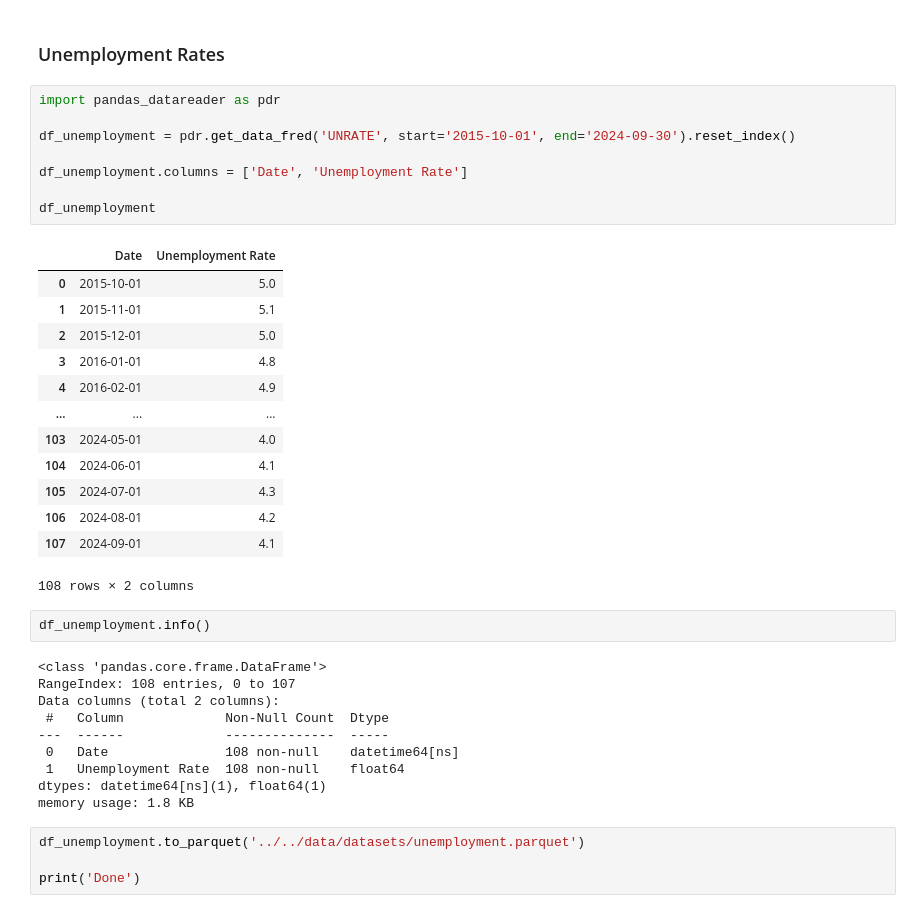
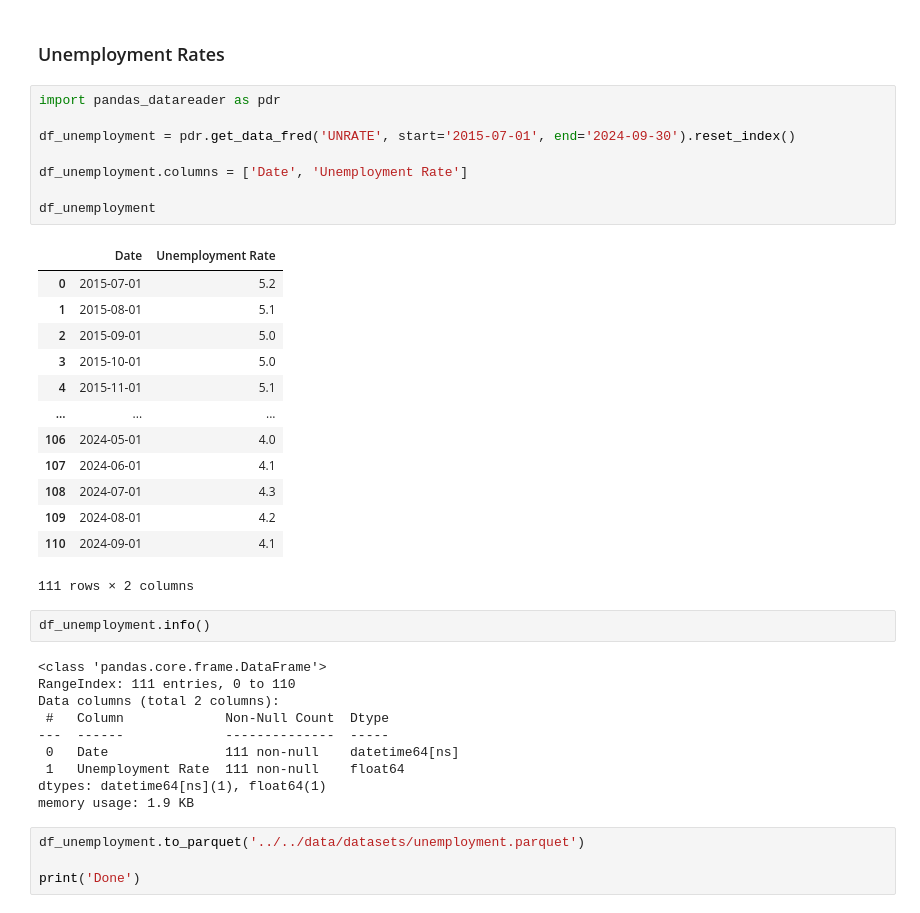
Before and after one commit to shughes1000/stock-price-forecasting, a Jupyter notebook: code/data_scraping/get_indicators.ipynb, the cells around one changed output. Saved outputs shown, nothing was run; the diff lists cells and outputs as text.

```diff
--- a/code/data_scraping/get_indicators.ipynb
+++ b/code/data_scraping/get_indicators.ipynb
@@ -3,37 +3,37 @@
 # %%
 import pandas_datareader as pdr
 
-df_unemployment = pdr.get_data_fred('UNRATE', start='2015-10-01', end='2024-09-30').reset_index()
+df_unemployment = pdr.get_data_fred('UNRATE', start='2015-07-01', end='2024-09-30').reset_index()
 
 df_unemployment.columns = ['Date', 'Unemployment Rate']
 
 df_unemployment
 # %% [output]
 |  | Date | Unemployment Rate |
-| 0 | 2015-10-01 | 5.0 |
-| 1 | 2015-11-01 | 5.1 |
-| 2 | 2015-12-01 | 5.0 |
-| 3 | 2016-01-01 | 4.8 |
-| 4 | 2016-02-01 | 4.9 |
+| 0 | 2015-07-01 | 5.2 |
+| 1 | 2015-08-01 | 5.1 |
+| 2 | 2015-09-01 | 5.0 |
+| 3 | 2015-10-01 | 5.0 |
+| 4 | 2015-11-01 | 5.1 |
 | ... | ... | ... |
-| 103 | 2024-05-01 | 4.0 |
-| 104 | 2024-06-01 | 4.1 |
-| 105 | 2024-07-01 | 4.3 |
-| 106 | 2024-08-01 | 4.2 |
-| 107 | 2024-09-01 | 4.1 |
+| 106 | 2024-05-01 | 4.0 |
+| 107 | 2024-06-01 | 4.1 |
+| 108 | 2024-07-01 | 4.3 |
+| 109 | 2024-08-01 | 4.2 |
+| 110 | 2024-09-01 | 4.1 |
-108 rows × 2 columns
+111 rows × 2 columns
 # %%
 df_unemployment.info()
 # %% [output]
 <class 'pandas.core.frame.DataFrame'>
-RangeIndex: 108 entries, 0 to 107
+RangeIndex: 111 entries, 0 to 110
 Data columns (total 2 columns):
  #   Column             Non-Null Count  Dtype
 ---  ------             --------------  -----
- 0   Date               108 non-null    datetime64[ns]
- 1   Unemployment Rate  108 non-null    float64
+ 0   Date               111 non-null    datetime64[ns]
+ 1   Unemployment Rate  111 non-null    float64
 dtypes: datetime64[ns](1), float64(1)
-memory usage: 1.8 KB
+memory usage: 1.9 KB
 # %%
 df_unemployment.to_parquet('../../data/datasets/unemployment.parquet')
 
```
Also changed, not shown: parts of 4 cells of this notebook, 2 other files.
